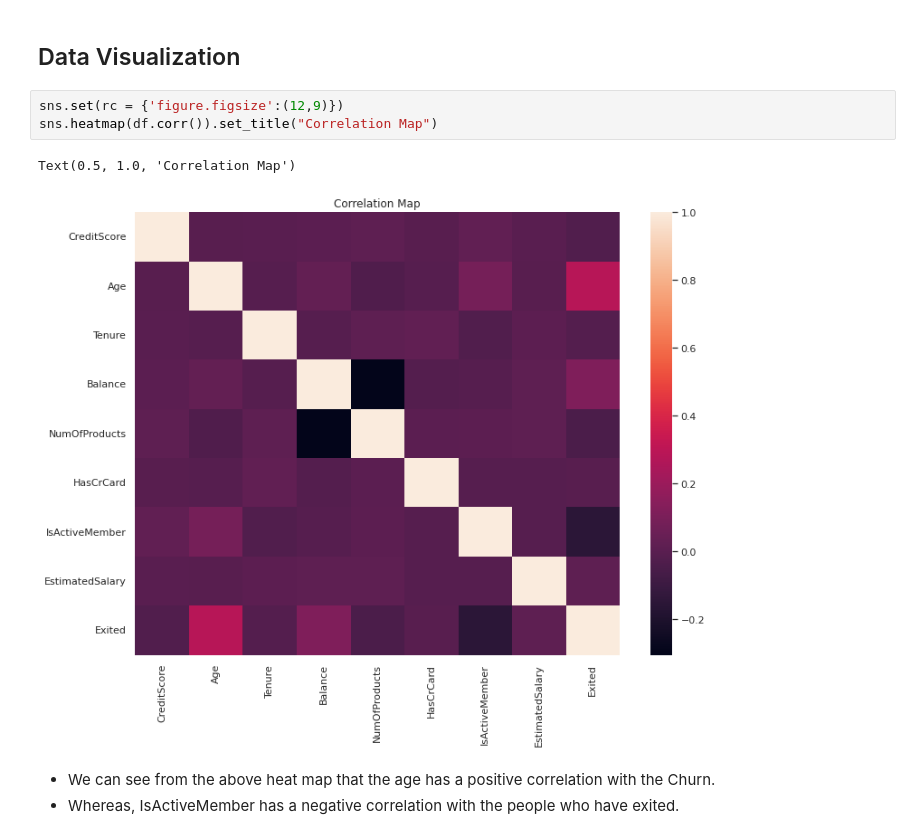
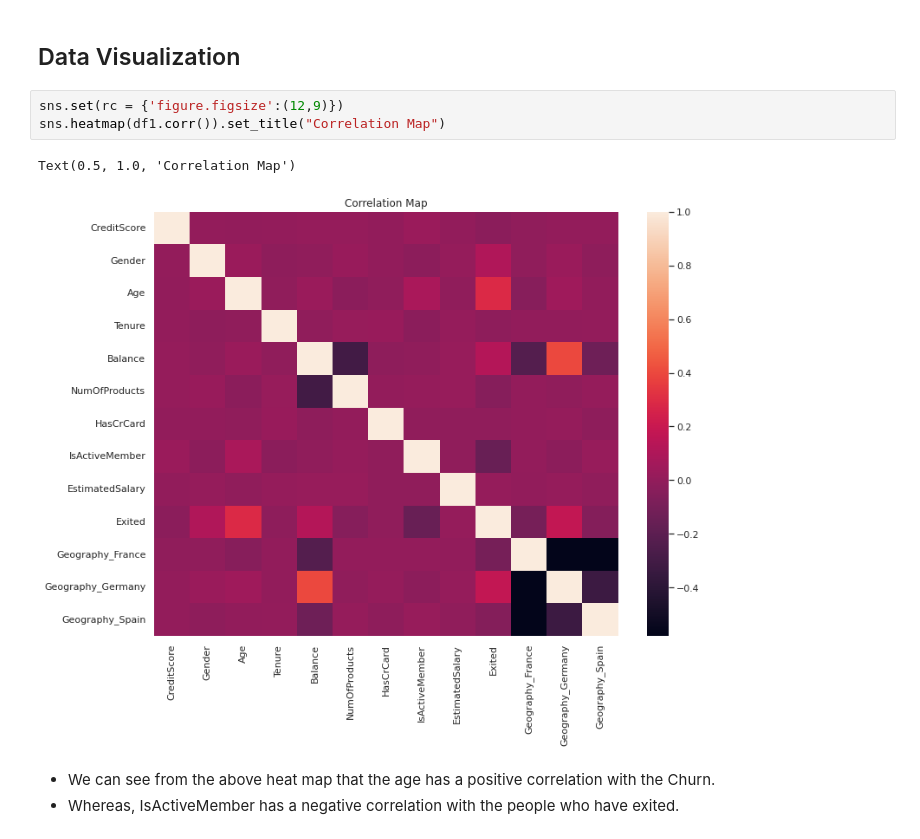
Before and after one commit to AshiniAnantharaman/Bank_Customer_Churn_Prediction, a Jupyter notebook: bank-customer-churn-prediction.ipynb, the cells around one changed output. Cells and saved outputs as stored; diff of their text form.

```diff
--- a/bank-customer-churn-prediction.ipynb
+++ b/bank-customer-churn-prediction.ipynb
@@ -190,10 +190,10 @@ dtype: object
 ## Data Visualization
 # %%
 sns.set(rc = {'figure.figsize':(12,9)})
-sns.heatmap(df.corr()).set_title("Correlation Map")
+sns.heatmap(df1.corr()).set_title("Correlation Map")
 # %% [output]
 Text(0.5, 1.0, 'Correlation Map')
-[figure, old version]
+[figure, new version]
 # %% [markdown]
 - We can see from the above heat map that the age has a positive correlation with the Churn.
 - Whereas, IsActiveMember has a negative correlation with the people who have exited.
```
Also changed, not shown: parts of 53 cells of this notebook.
